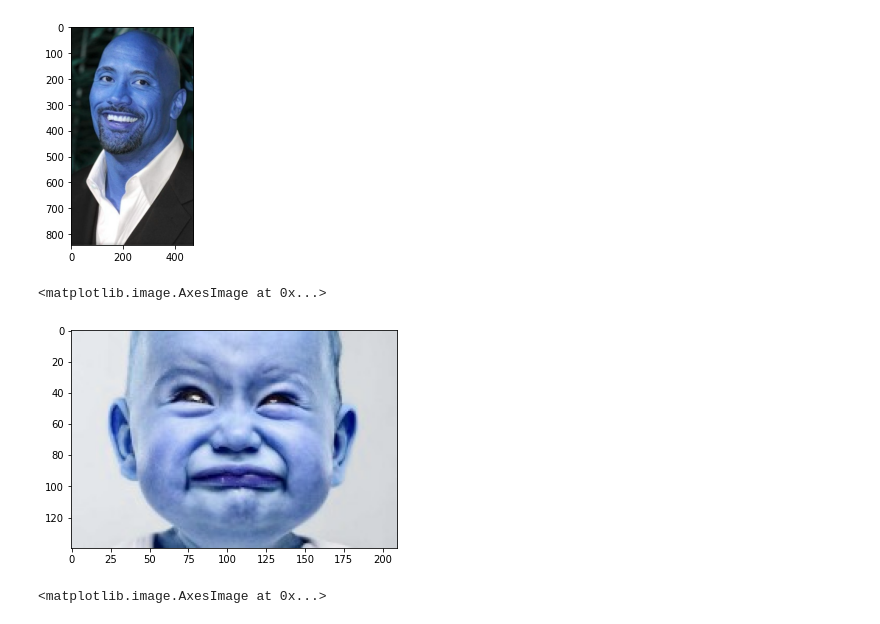
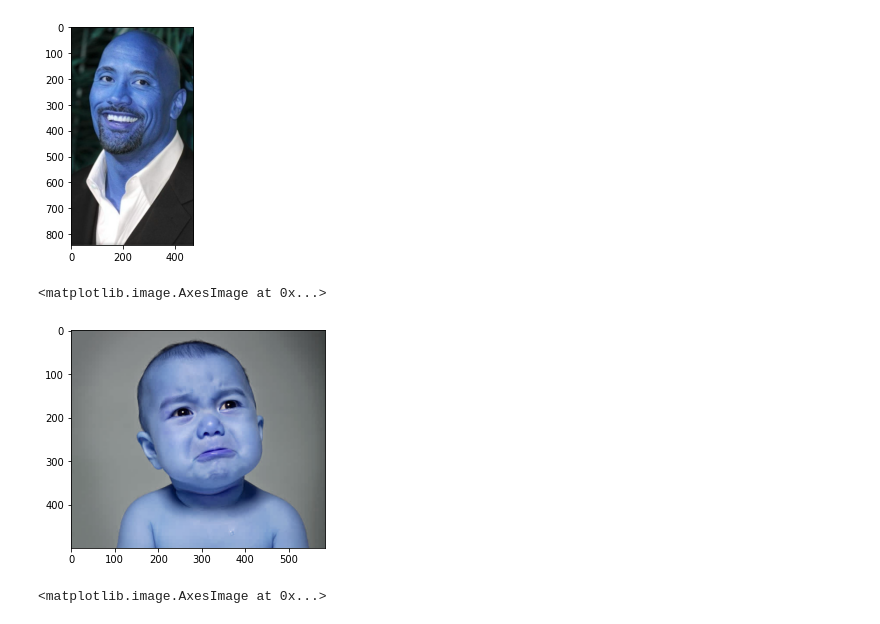
Before and after one commit to Vidhuran-Rajendran/Face_Emotion_Recognition, a Jupyter notebook: Live_class_Monitoring_System(Face_Emotion_Recognition).ipynb, the cells around one changed output. Drawn from its saved outputs; the diff is of its cells as text; code cells hidden in the pictures.

```diff
--- a/Live_class_Monitoring_System(Face_Emotion_Recognition).ipynb
+++ b/Live_class_Monitoring_System(Face_Emotion_Recognition).ipynb
@@ -84,12 +102,12 @@ plt.imshow(img_array2)
 <matplotlib.image.AxesImage at 0x...>
 [figure]
 # %%
-image2='/content/drive/MyDrive/Face_Emotion_Recognition/cry-baby.jpg'
+image2='/content/drive/MyDrive/Face_Emotion_Recognition/baby-cry.jpg'
 img_array3=cv2.imread(image2)
 plt.imshow(img_array3)
 # %% [output]
 <matplotlib.image.AxesImage at 0x...>
-[figure, old version]
+[figure, new version]
 # %%
 image3='/content/drive/MyDrive/Face_Emotion_Recognition/neutral_face.jpg'
 
```
Also changed, not shown: parts of 7 cells of this notebook.
